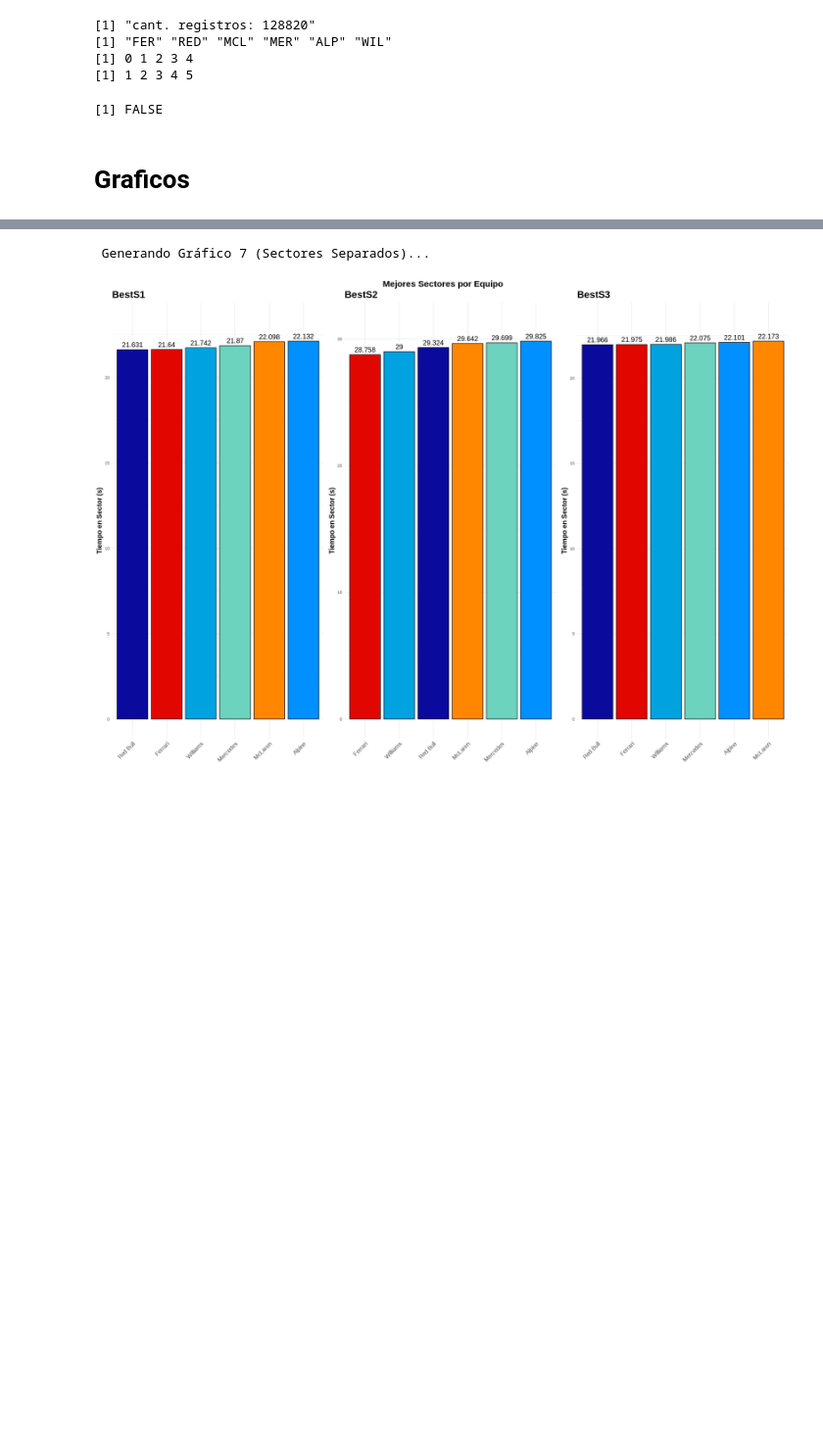
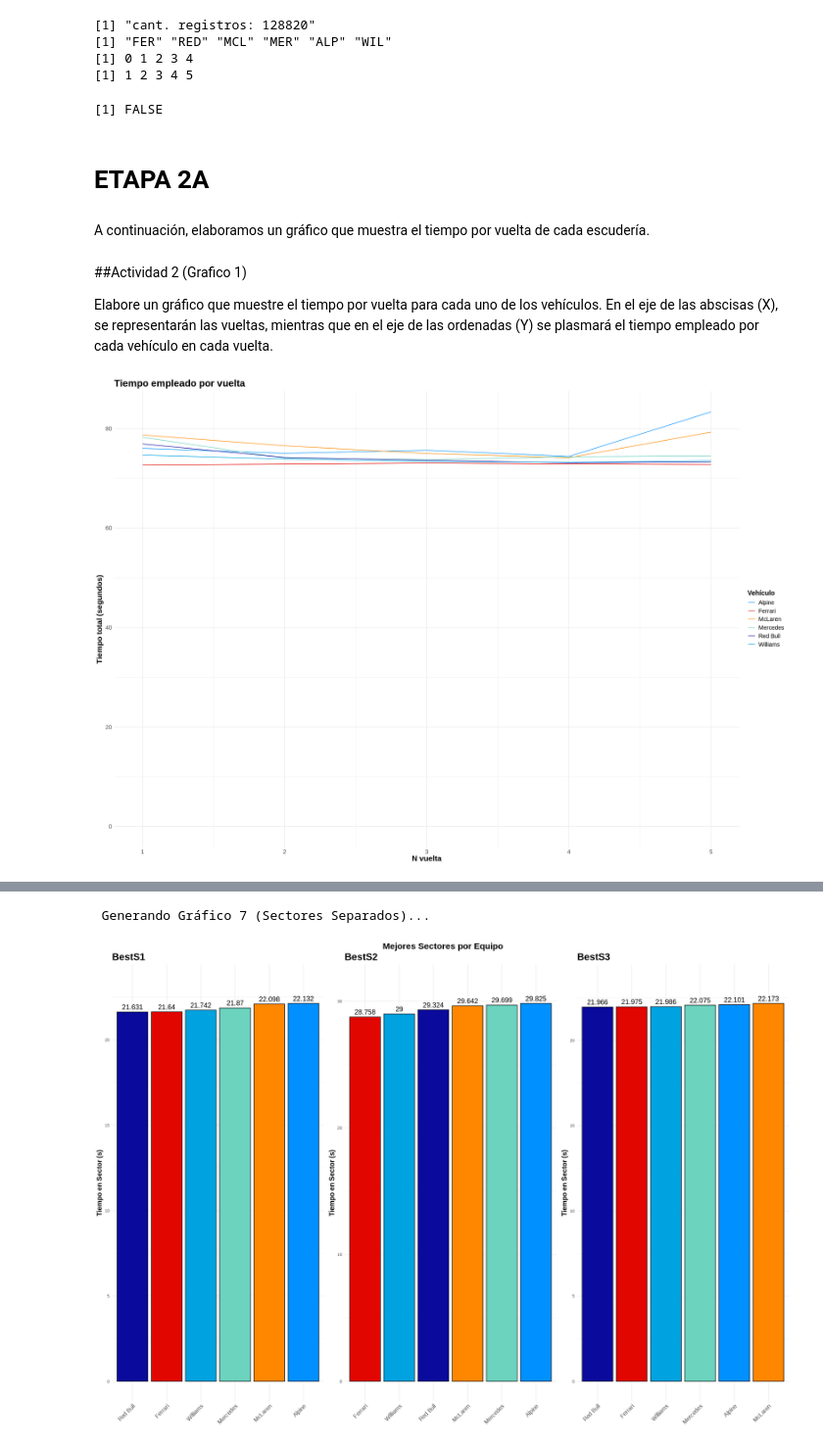
Before and after one commit to LuppeCh/F1EDA, a Jupyter notebook: Exploración_de_Datos_Trabajo_Final.ipynb, the cells around one changed output, grey strips where cells are left out. Shown at 98% size. Saved outputs shown, nothing was run; the diff lists cells and outputs as text; code cells hidden in the pictures; blank space fills up the shorter version.

```diff
--- a/Exploración_de_Datos_Trabajo_Final.ipynb
+++ b/Exploración_de_Datos_Trabajo_Final.ipynb
@@ -493,5 +493,64 @@ any(is.na(telemetria))
 [1] FALSE
 # %%
 options(repr.plot.width = 20, repr.plot.height = 14)
-# %% [markdown]
-# Graficos
+# %% [markdown]
+# ETAPA 2A
+# %% [markdown]
+A continuación, elaboramos un gráfico que muestra el tiempo por vuelta de cada escudería.
+# %% [markdown]
+##Actividad 2 (Grafico 1)
+
+Elabore un gráfico que muestre el tiempo por vuelta para cada uno de los vehículos. En el eje de las abscisas (X), se representarán las vueltas, mientras que en el eje de las ordenadas (Y) se plasmará el tiempo empleado por cada vehículo en cada vuelta.
+# %%
+lap_times_summary <- telemetria %>%
+  group_by(carId, lap_number) %>%
+  summarise(total_lap_time = max(lap_time, na.rm = TRUE), .groups = 'drop')
+# %%
+colores_f1 <- c(
+  "FER" = "#E10600",  # Ferrari Red
+  "RED" = "#0A0A9C",  # Red Bull Navy Blue
+  "MCL" = "#FF8700",  # McLaren Papaya Orange
+  "MER" = "#6CD3BF",  # Mercedes Teal
+  "ALP" = "#0090FF",  # Alpine Blue
+  "WIL" = "#00A3E0"   # Williams Light Blue
+)
+
+# Create a mapping for full team names
+full_team_names <- c(
+  "FER" = "Ferrari",
+  "RED" = "Red Bull",
+  "MCL" = "McLaren",
+  "MER" = "Mercedes",
+  "ALP" = "Alpine",
+  "WIL" = "Williams"
+)
+
+# Add full team names to lap_times_summary
+lap_times_summary_full <- lap_times_summary %>%
+  mutate(full_carId = recode(carId, !!!full_team_names))
+
+# Create a color map where names are full team names for the 'color' aesthetic
+full_color_map <- setNames(colores_f1, full_team_names[names(colores_f1)])
+
+ggplot(lap_times_summary_full, aes(x = lap_number, y = total_lap_time, color = full_carId)) +
+  geom_line() +
+  scale_color_manual(values = full_color_map, labels = full_team_names) + # Apply custom colors with full names for legend
+  labs(
+    title = "Tiempo empleado por vuelta",
+    x = "N vuelta",
+    y = "Tiempo total (segundos)",
+    color = "Vehículo" # Update legend title
+  ) +
+  ylim(0, NA) + # Restricted y-axis between 70 and 100
+  theme_minimal() +
+  theme(
+    plot.title = element_text(size = 20, face = "bold"), # Enlarge plot title
+    axis.title.x = element_text(size = 16, face = "bold"), # Enlarge x-axis title
+    axis.title.y = element_text(size = 16, face = "bold"), # Enlarge y-axis title
+    axis.text.x = element_text(size = 12), # Enlarge x-axis text (lap numbers)
+    axis.text.y = element_text(size = 12), # Enlarge y-axis text (time values)
+    legend.title = element_text(size = 14, face = "bold"), # Enlarge legend title (carId)
+    legend.text = element_text(size = 12) # Enlarge legend text (team names)
+  )
+# %% [output]
+[figure, added]
```
Also changed, not shown: parts of 25 cells of this notebook.
